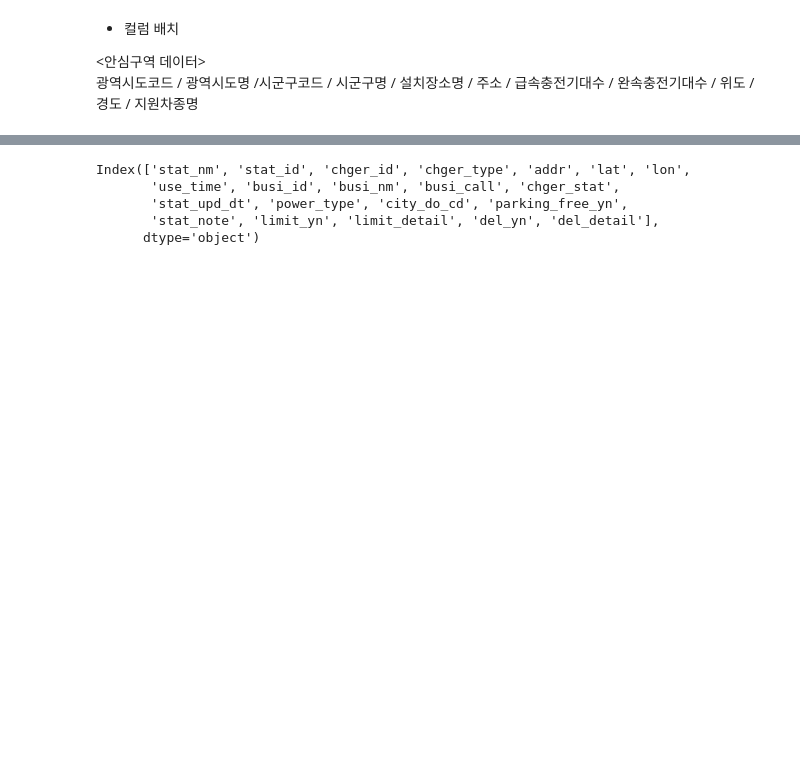
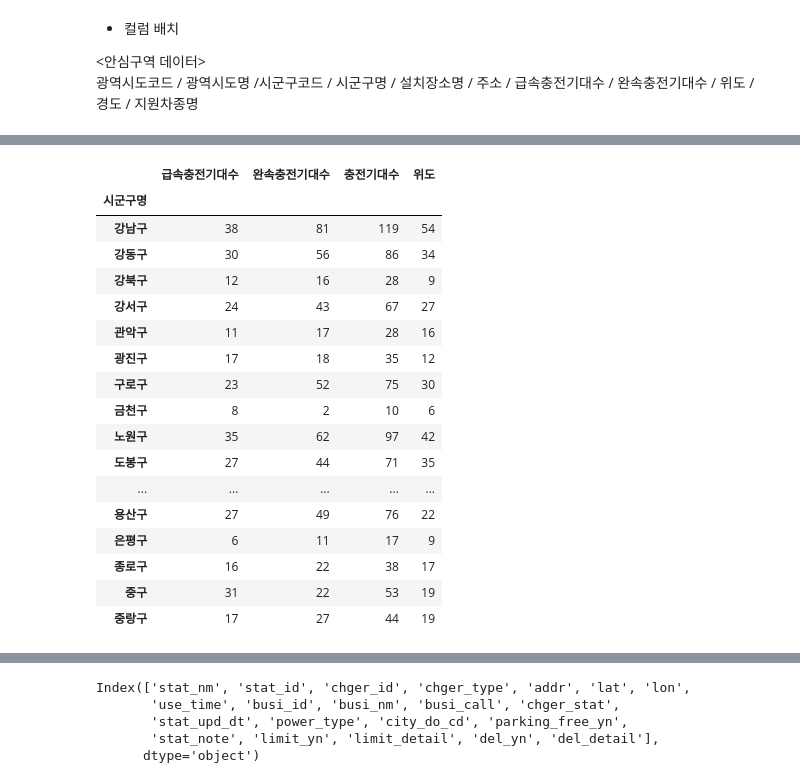
Before and after one commit to leejunghyunA/teamproject, a Jupyter notebook: 전기차충전소설치현황.ipynb, the cells around one changed output, grey strips where cells are left out. Saved outputs shown, nothing was run; the diff lists cells and outputs as text; code cells hidden in the pictures; blank space fills up the shorter version.

```diff
--- a/전기차충전소설치현황.ipynb
+++ b/전기차충전소설치현황.ipynb
@@ -63,7 +67,3 @@ df = df.rename(columns = {'metro':'광역시도명',
                          'rapidCnt':'급속충전기대수',
                          'slowCnt':'완속충전기대수',
                          'carType':'지원차종명'})
-
-#컬럼 순서배치
-df = df.reindex(columns = ['광역시도코드','광역시도명','시군구코드','시군구명','설치장소명','주소','급속충전기대수','완속충전기대수','위도','경도','지원차종명'])
-df.head()
@@ -82,0 +134,23 @@ array(['강남구', '강동구', '강북구', '강서구', '관악구', '광진
+# %%
+df_group = df.groupby('시군구명')
+df_charger_num = df_group[['급속충전기대수','완속충전기대수','충전기대수','위도']].sum()
+df_charger_num
+# %% [output]
+|  | 급속충전기대수 | 완속충전기대수 | 충전기대수 | 위도 |
+| 시군구명 |  |  |  |  |
+| 강남구 | 38 | 81 | 119 | 54 |
+| 강동구 | 30 | 56 | 86 | 34 |
+| 강북구 | 12 | 16 | 28 | 9 |
+| 강서구 | 24 | 43 | 67 | 27 |
+| 관악구 | 11 | 17 | 28 | 16 |
+| 광진구 | 17 | 18 | 35 | 12 |
+| 구로구 | 23 | 52 | 75 | 30 |
+| 금천구 | 8 | 2 | 10 | 6 |
+| 노원구 | 35 | 62 | 97 | 42 |
+| 도봉구 | 27 | 44 | 71 | 35 |
+| ... | ... | ... | ... | ... |
+| 용산구 | 27 | 49 | 76 | 22 |
+| 은평구 | 6 | 11 | 17 | 9 |
+| 종로구 | 16 | 22 | 38 | 17 |
+| 중구 | 31 | 22 | 53 | 19 |
+| 중랑구 | 17 | 27 | 44 | 19 |
```
Also changed, not shown: parts of 52 cells of this notebook, 3 other files.
